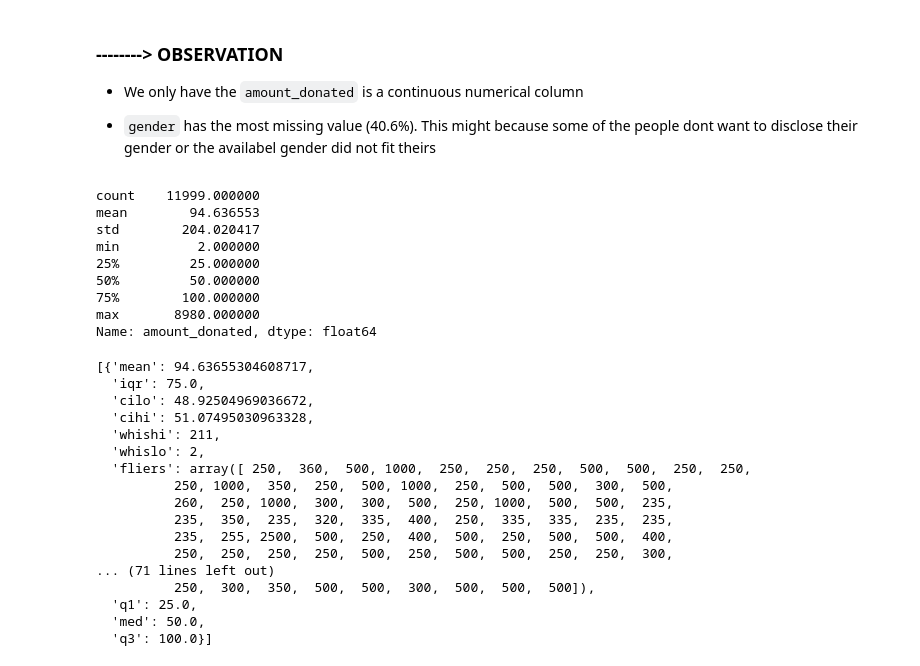
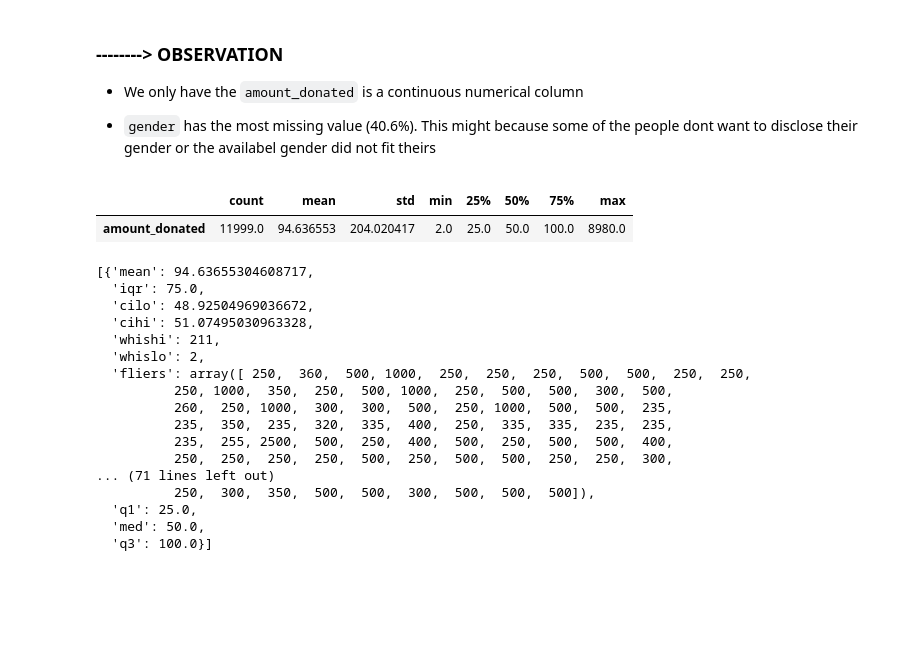
Before and after one commit to tnathu-ai/Oaktree, a Jupyter notebook: task.ipynb, the cells around one changed output. Drawn from its saved outputs; the diff is of its cells as text; code cells hidden in the pictures; blank space fills up the shorter version.

```diff
--- a/task.ipynb
+++ b/task.ipynb
@@ -158,17 +174,10 @@ profile_train
 + `gender` has the most missing value (40.6%). This might because some of the people dont want to disclose their gender or the availabel gender did not fit theirs
 # %%
 # describe
-df.amount_donated.describe().T
+df.describe().T
 # %% [output]
-count    11999.000000
-mean        94.636553
-std        204.020417
-min          2.000000
-25%         25.000000
-50%         50.000000
-75%        100.000000
-max       8980.000000
-Name: amount_donated, dtype: float64
+|  | count | mean | std | min | 25% | 50% | 75% | max |
+| amount_donated | 11999.0 | 94.636553 | 204.020417 | 2.0 | 25.0 | 50.0 | 100.0 | 8980.0 |
 # %%
 from matplotlib.cbook import boxplot_stats
 
```
Also changed, not shown: parts of 13 cells of this notebook.
